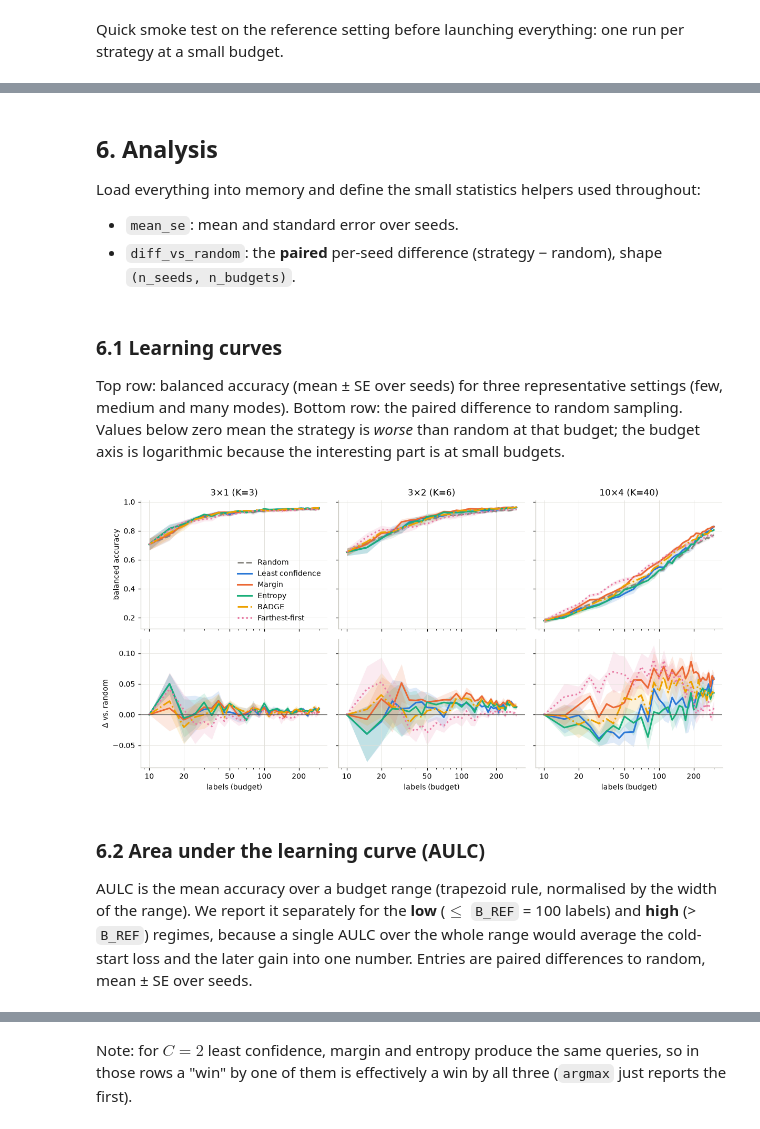
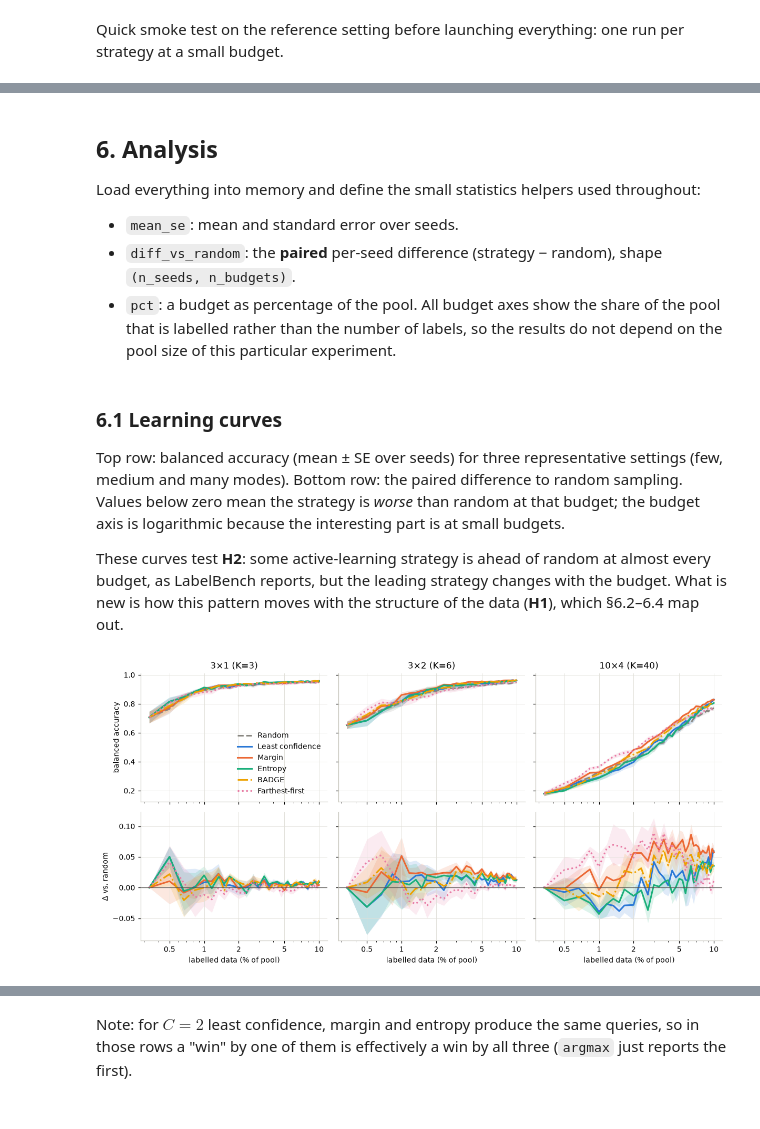
Before and after one commit to juh6973/active_learning_budget_study, a Jupyter notebook: pipeline.ipynb, the cells around one changed output, grey strips where cells are left out. Drawn from its saved outputs; the diff is of its cells as text; code cells hidden in the pictures.

Commit message:
feat add: align the experiments more with H1

```diff
--- a/pipeline.ipynb
+++ b/pipeline.ipynb
@@ -108,8 +109,8 @@ STYLE = {
 }
 # diverging map for "strategy minus random": red = worse than random, grey = equal, blue = better
 DIVERGING = LinearSegmentedColormap.from_list("rgb_div", ["#e34948", "#f0efec", "#2a78d6"])
-# sequential steps (light -> dark blue) for the levels of a sweep
-SWEEP_COLORS = ["#86b6ef", "#2a78d6", "#104281"]
+# sequential steps (light -> dark blue) for the levels of a sweep; a sweep with fewer levels uses the darkest ones
+SWEEP_COLORS = ["#9fc5f2", "#5d9be4", "#2a6fc9", "#104281"]
 
 plt.rcParams.update({
     "figure.dpi": 110,
@@ -126,11 +127,11 @@ plt.rcParams.update({
 
 
 def log_axis(ax, which="x"):
-    # log scale with plain tick labels at 1-2-5 steps (10, 20, 50, 100, ...)
+    # log scale with plain tick labels at 1-2-5 steps (0.5, 1, 2, 5, 10, ...)
     getattr(ax, f"set_{which}scale")("log")
     axis = getattr(ax, f"{which}axis")
     axis.set_major_locator(LogLocator(subs=(1, 2, 5)))
-    axis.set_major_formatter(ScalarFormatter())
+    axis.set_major_formatter(FuncFormatter(lambda v, _: f"{v:g}"))
     axis.set_minor_formatter(NullFormatter())
 
 
@@ -537,7 +537,7 @@ REPRESENTATIVE = [replace(REF, C=3, M=1), REF, replace(REF, C=10, M=4)]
 
 SWEEPS = {
     "separation (σ)": ("sep", [replace(REF, sep=v) for v in (3.0, 4.0, 5.0)]),
-    "class imbalance": ("imbalance", [replace(REF, imbalance=v) for v in (1.0, 5.0, 20.0)]),
+    "class imbalance": ("imbalance", [replace(REF, imbalance=v) for v in (1.0, 2.0, 5.0, 10.0)]),
 }
 
 ALL_SETTINGS = CORE + [s for _, ss in SWEEPS.values() for s in ss]
@@ -552,6 +552,8 @@ Load everything into memory and define the small statistics helpers used through
 
 * `mean_se`: mean and standard error over seeds.
 * `diff_vs_random`: the **paired** per-seed difference (strategy − random), shape `(n_seeds, n_budgets)`.
+* `pct`: a budget as percentage of the pool. All budget axes show the share of the pool that is labelled rather than
+  the number of labels, so the results do not depend on the pool size of this particular experiment.
 # %%
 R = {s: load(s) for s in dict.fromkeys(ALL_SETTINGS)}
 
@@ -564,6 +566,13 @@ def diff_vs_random(res, strategy):
     return res["acc"][strategy] - res["acc"]["random"]
 
 
+def pct(s, budgets):
+    return 100 * np.asarray(budgets) / s.n_pool
+
+
+BUDGET_LABEL = "labelled data (% of pool)"
+
+
 def plot_band(ax, x, A, **style):
     m, se = mean_se(A)
     ax.plot(x, m, color=style["color"], ls=style.get("ls", "-"), label=style.get("label"))
@@ -574,30 +583,27 @@ def plot_band(ax, x, A, **style):
 Top row: balanced accuracy (mean ± SE over seeds) for three representative settings (few, medium and many modes).
 Bottom row: the paired difference to random sampling. Values below zero mean the strategy is *worse* than random at
 that budget; the budget axis is logarithmic because the interesting part is at small budgets.
+
+These curves test **H2**: some active-learning strategy is ahead of random at almost every budget, as LabelBench
+reports, but the leading strategy changes with the budget. What is new is how this pattern moves with the structure
+of the data (**H1**), which §6.2–6.4 map out.
 # %%
 fig, axes = plt.subplots(2, 3, figsize=(11, 5.5), sharex=True, sharey="row")
 for j, s in enumerate(REPRESENTATIVE):
-    res, x = R[s], R[s]["budgets"]
+    res, x = R[s], pct(s, R[s]["budgets"])
     for st in STRATEGY_NAMES:
         plot_band(axes[0, j], x, res["acc"][st], **STYLE[st])
         if st != "random":
             plot_band(axes[1, j], x, diff_vs_random(res, st), **STYLE[st])
     axes[1, j].axhline(0, color="#52514e", lw=0.8)
     axes[0, j].set_title(s.label)
-    axes[1, j].set_xlabel("labels (budget)")
+    axes[1, j].set_xlabel(BUDGET_LABEL)
     log_axis(axes[1, j])
 axes[0, 0].set_ylabel("balanced accuracy")
 axes[1, 0].set_ylabel("Δ vs. random")
 axes[0, 0].legend(loc="lower right")
 fig.tight_layout()
 savefig(fig, "fig1_learning_curves")
 plt.show()
 # %% [output]
-[figure, old version]
+[figure, new version]
-# %% [markdown]
-### 6.2 Area under the learning curve (AULC)
-
-AULC is the mean accuracy over a budget range (trapezoid rule, normalised by the width of the range). We report it
-separately for the **low** ($\le$ `B_REF` = 100 labels) and **high** (> `B_REF`) regimes, because a single AULC over
-the whole range would average the cold-start loss and the later gain into one number. Entries are paired differences
-to random, mean ± SE over seeds.
```
Also changed, not shown: parts of 31 cells of this notebook.
